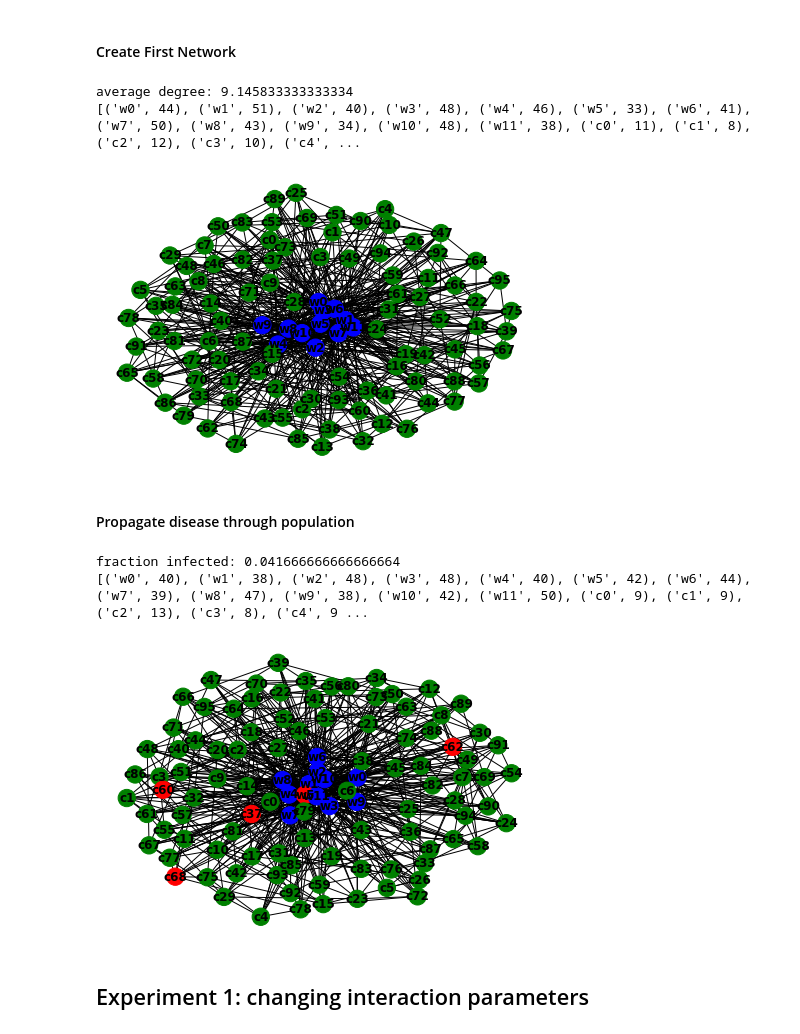
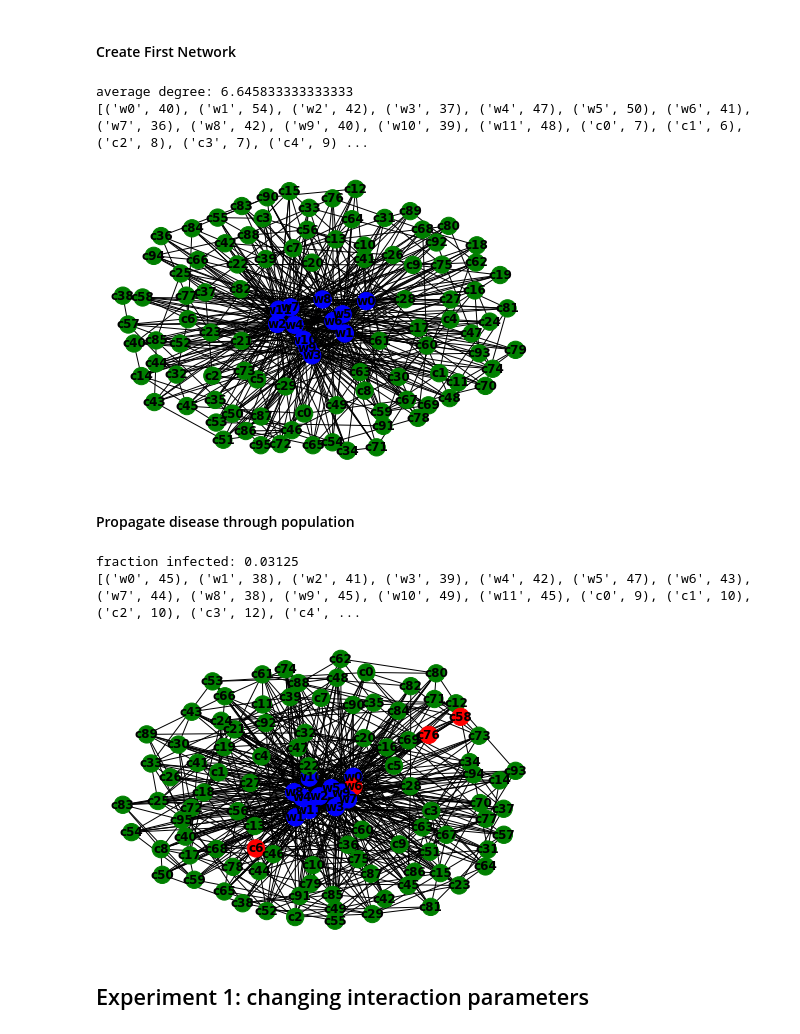
Before and after one commit to GVaessen/intro-CLS-assignment2, a Jupyter notebook: report_networkmodel.ipynb, the cells around one changed output. Saved outputs shown, nothing was run; the diff lists cells and outputs as text; code cells hidden in the pictures.

```diff
--- a/report_networkmodel.ipynb
+++ b/report_networkmodel.ipynb
@@ -213,10 +214,11 @@ def reset_network(network):
 n_workers = 12
 n_clients = n_workers*8
 # n_clients = 5
-clients_to_clients = 4
+clients_to_clients = 2
 workers_to_clients = 4
 workers_to_workers = n_workers - 1
 # workers_to_workers = 2
+levels = 4
 
 def create_network(n_workers, n_clients, clients_to_clients, workers_to_clients, workers_to_workers):
 
@@ -238,9 +240,9 @@ avg_degree = tot_degrees/len(network.clients)
 print(f'average degree: {avg_degree}')
 print(G.degree())
 # %% [output]
-average degree: 9.145833333333334
-[('w0', 44), ('w1', 51), ('w2', 40), ('w3', 48), ('w4', 46), ('w5', 33), ('w6', 41), ('w7', 50), ('w8', 43), ('w9', 34), ('w10', 48), ('w11', 38), ('c0', 11), ('c1', 8), ('c2', 12), ('c3', 10), ('c4', ...
+average degree: 6.645833333333333
+[('w0', 40), ('w1', 54), ('w2', 42), ('w3', 37), ('w4', 47), ('w5', 50), ('w6', 41), ('w7', 36), ('w8', 42), ('w9', 40), ('w10', 39), ('w11', 48), ('c0', 7), ('c1', 6), ('c2', 8), ('c3', 7), ('c4', 9) ...
-[figure, old version]
+[figure, new version]
 # %% [markdown]
 #### Propagate disease through population
 # %%
@@ -256,7 +258,7 @@ beta_wc = 0.15
 beta_ww = 0.06
 beta_cc = 0.02
 
-def propagate_disease(network, G, beta_wc, beta_ww, beta_cc):
+def propagate_disease(network, G, beta_wc, beta_ww, beta_cc, p_test=0):
 
     # reset population
     G, node_color_map = reset_network(network)
@@ -274,6 +276,7 @@ def propagate_disease(network, G, beta_wc, beta_ww, beta_cc):
 
         got_infected = []
         for indiv in new_disease:
+
 
             # change beta based on class individual
             beta_w = beta_ww
@@ -289,36 +292,36 @@ def propagate_disease(network, G, beta_wc, beta_ww, beta_cc):
                     network.wor_I += [worker]
                     got_infected += [worker]
 
             for client in indiv.connections_clients:
                 if np.random.uniform() < beta_c and client.status != 'I':
                     client.status = 'I'
                     network.all_I += [client]
                     network.cli_I += [client]
                     got_infected += [client]
 
         # update new disease list
         new_disease = got_infected
 
     G, node_color_map = upload_network(network)
     update_network_metrics(G, network)
 
     return G, node_color_map
 
 del network
 del G
 network, G, node_color_map = create_network(n_workers, n_clients, clients_to_clients, workers_to_clients, workers_to_workers)
 G, node_color_map = propagate_disease(network, G, beta_wc, beta_ww, beta_cc)
 
 frac_inf = len(network.cli_I)/len(network.clients)
 print(f'fraction infected: {frac_inf}')
 
 print(G.degree())
 
 nx.draw(G, with_labels=True, node_color=node_color_map, font_weight='bold')
 # %% [output]
-fraction infected: 0.041666666666666664
-[('w0', 40), ('w1', 38), ('w2', 48), ('w3', 48), ('w4', 40), ('w5', 42), ('w6', 44), ('w7', 39), ('w8', 47), ('w9', 38), ('w10', 42), ('w11', 50), ('c0', 9), ('c1', 9), ('c2', 13), ('c3', 8), ('c4', 9 ...
+fraction infected: 0.03125
+[('w0', 45), ('w1', 38), ('w2', 41), ('w3', 39), ('w4', 42), ('w5', 47), ('w6', 43), ('w7', 44), ('w8', 38), ('w9', 45), ('w10', 49), ('w11', 45), ('c0', 9), ('c1', 10), ('c2', 10), ('c3', 12), ('c4', ...
-[figure, old version]
+[figure, new version]
 # %%
 def change_param_network(beta_wc, beta_ww, beta_cc, clients_to_clients, workers_to_clients, workers_to_workers):
     """
```
Also changed, not shown: parts of 9 cells of this notebook.
